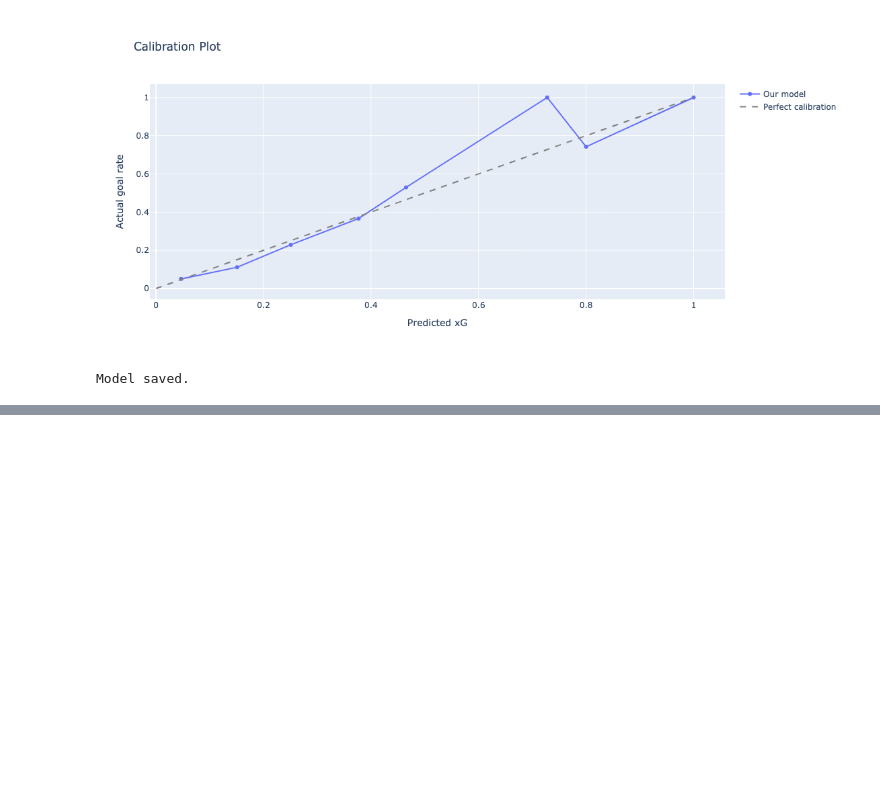
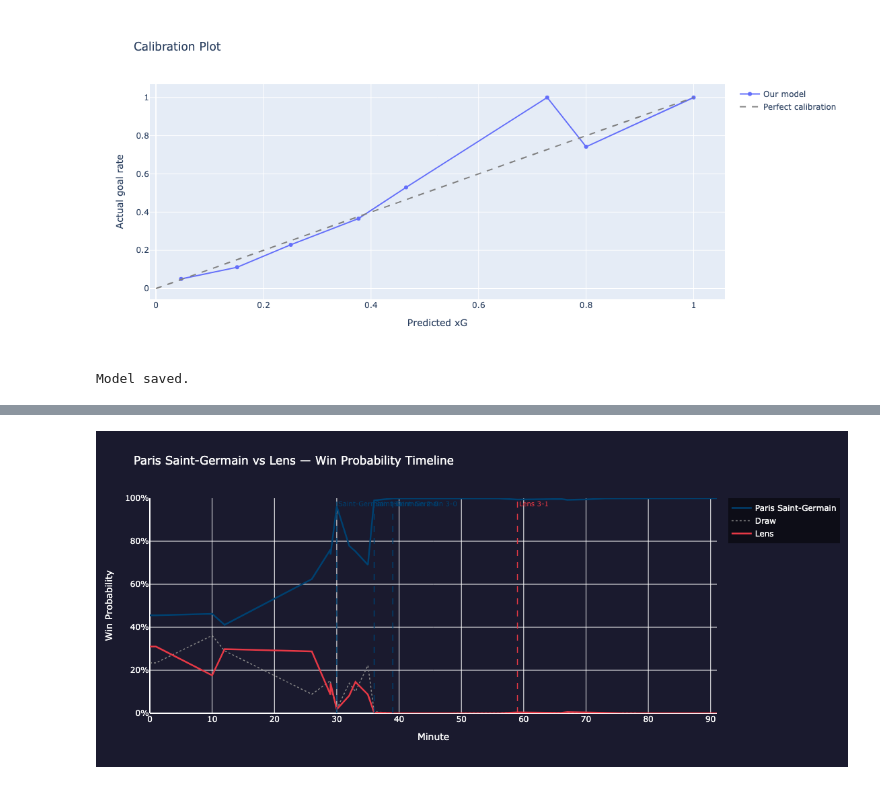
Before and after one commit to MattKGatune/footy.ai, a Jupyter notebook: xg_model.ipynb, the cells around one changed output, grey strips where cells are left out. Saved outputs shown, nothing was run; the diff lists cells and outputs as text; code cells hidden in the pictures; blank space fills up the shorter version.

```diff
--- a/xg_model.ipynb
+++ b/xg_model.ipynb
@@ -393,0 +850,18 @@ Model saved.
+# %%
+match_id = 3837947
+
+timeline = all_shots[all_shots["match_id"] == match_id].copy().reset_index(drop=True)
+
+# predict win prob at each shot moment
+wp_preds = wp_model.predict_proba(timeline[wp_features])
+
+timeline["p_away_win"] = wp_preds[:, 0]
+timeline["p_draw"]     = wp_preds[:, 1]
+timeline["p_home_win"] = wp_preds[:, 2]
+
+# identify home team
+home_team = timeline["home_team"].iloc[0]
+away_team = timeline["away_team"].iloc[0]
+
+print(f"{home_team} vs {away_team}")
+print(timeline[["minute", "team_name", "shot_outcome", "home_goals", "away_goals", "p_home_win", "p_draw", "p_away_win"]].head(20))
@@ -393,0 +886,57 @@ Model saved.
+# %%
+
+# add kickoff state
+kickoff = pd.DataFrame([{
+  "minute": 0, "p_home_win": 0.455428, "p_draw": 0.234589,
+  "p_away_win": 0.309983, "home_goals": 0, "away_goals": 0,
+  "team_name": "", "shot_outcome": ""
+}])
+tl = pd.concat([kickoff, timeline], ignore_index=True)
+
+# goal events for markers
+goals = tl[tl["shot_outcome"] == "Goal"]
+
+fig = go.Figure()
+
+fig.add_trace(go.Scatter(
+  x=tl["minute"], y=tl["p_home_win"],
+  mode="lines", name=home_team,
+  line=dict(color="#004170", width=2.5)
+))
+fig.add_trace(go.Scatter(
+  x=tl["minute"], y=tl["p_draw"],
+  mode="lines", name="Draw",
+  line=dict(color="#888888", width=1.5, dash="dot")
+))
+fig.add_trace(go.Scatter(
+  x=tl["minute"], y=tl["p_away_win"],
+  mode="lines", name=away_team,
+  line=dict(color="#e63946", width=2.5)
+))
+
+# goal markers
+for _, goal in goals.iterrows():
+  color = "#004170" if goal["team_name"] == home_team else "#e63946"
+  fig.add_vline(
+      x=goal["minute"],
+      line=dict(color=color, width=1.5, dash="dash"),
+      annotation_text=f"{goal['team_name'].split()[-1]} {int(goal['home_goals'])}-{int(goal['away_goals'])}",
+      annotation_font=dict(color=color, size=10)
+  )
+
+fig.update_layout(
+  title=f"{home_team} vs {away_team} — Win Probability Timeline",
+  xaxis_title="Minute",
+  yaxis_title="Win Probability",
+  yaxis=dict(tickformat=".0%", range=[0, 1]),
+  plot_bgcolor="#1a1a2e",
+  paper_bgcolor="#1a1a2e",
+  font=dict(color="white"),
+  legend=dict(bgcolor="rgba(0,0,0,0.5)"),
+  width=900,
+  height=500
+)
+
+fig.show()
+# %% [output]
+[figure, added]
```
Also changed, not shown: parts of 13 cells of this notebook, 1 other file.
